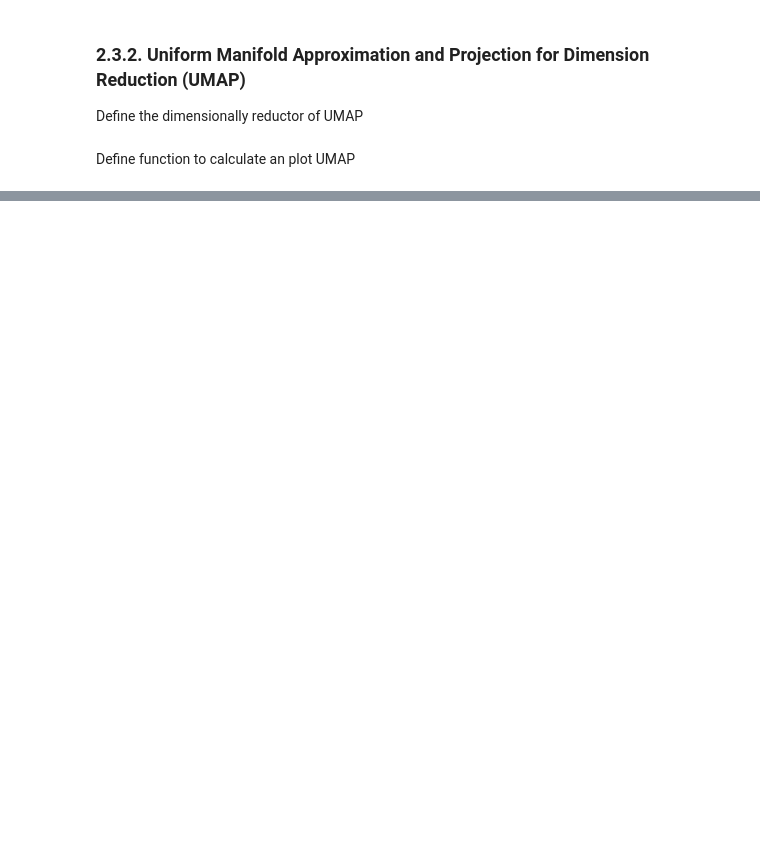
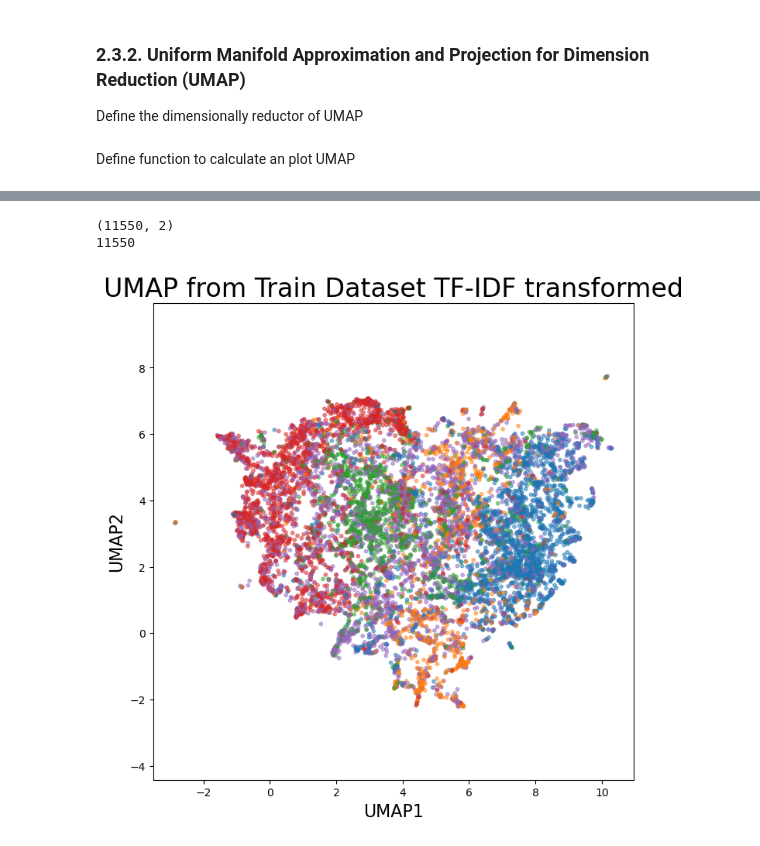
Before and after one commit to drojasca98/Medical-Text-Classification, a Jupyter notebook: python/1_data_exploration.ipynb, the cells around one changed output, grey strips where cells are left out. Saved outputs shown, nothing was run; the diff lists cells and outputs as text; code cells hidden in the pictures; blank space fills up the shorter version.

```diff
--- a/python/1_data_exploration.ipynb
+++ b/python/1_data_exploration.ipynb
@@ -651,0 +695,7 @@ def umap_an_plot(data_vec, condition_name, dataset_type, title):
+# %%
+# Train Data TF-IDF transformed
+umap_and_plot(train_lem_vec, train_df["condition_name"], None, "UMAP from Train Dataset TF-IDF transformed")
+# %% [output]
+(11550, 2)
+11550
+[figure, added]
```
Also changed, not shown: parts of 13 cells of this notebook.
